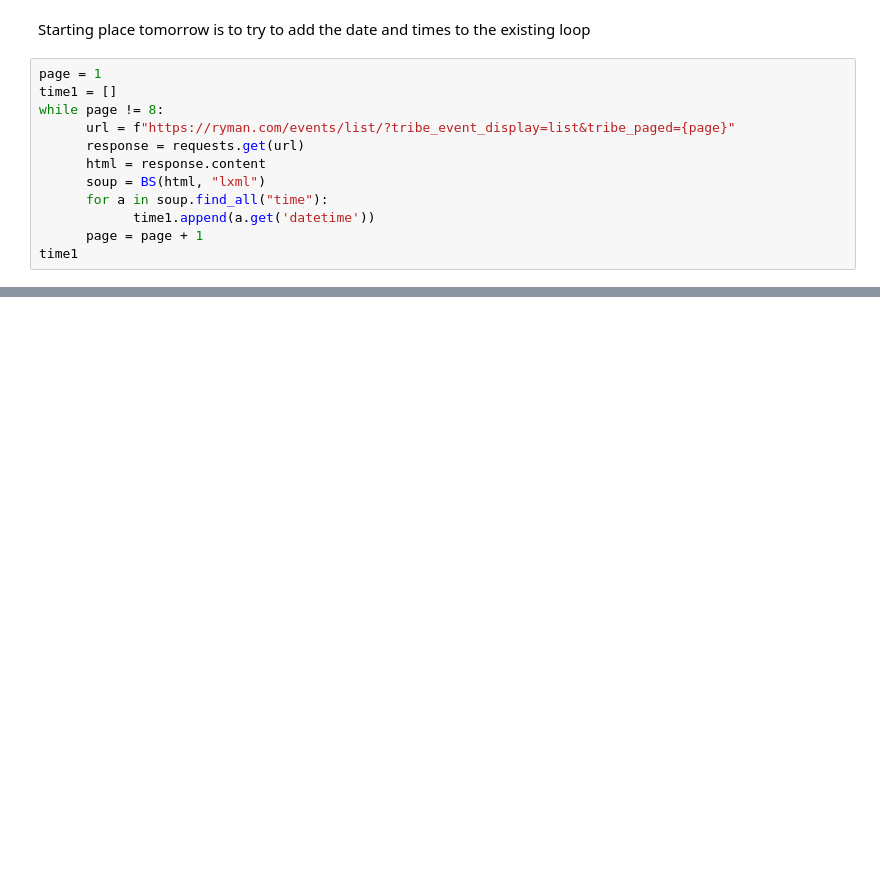
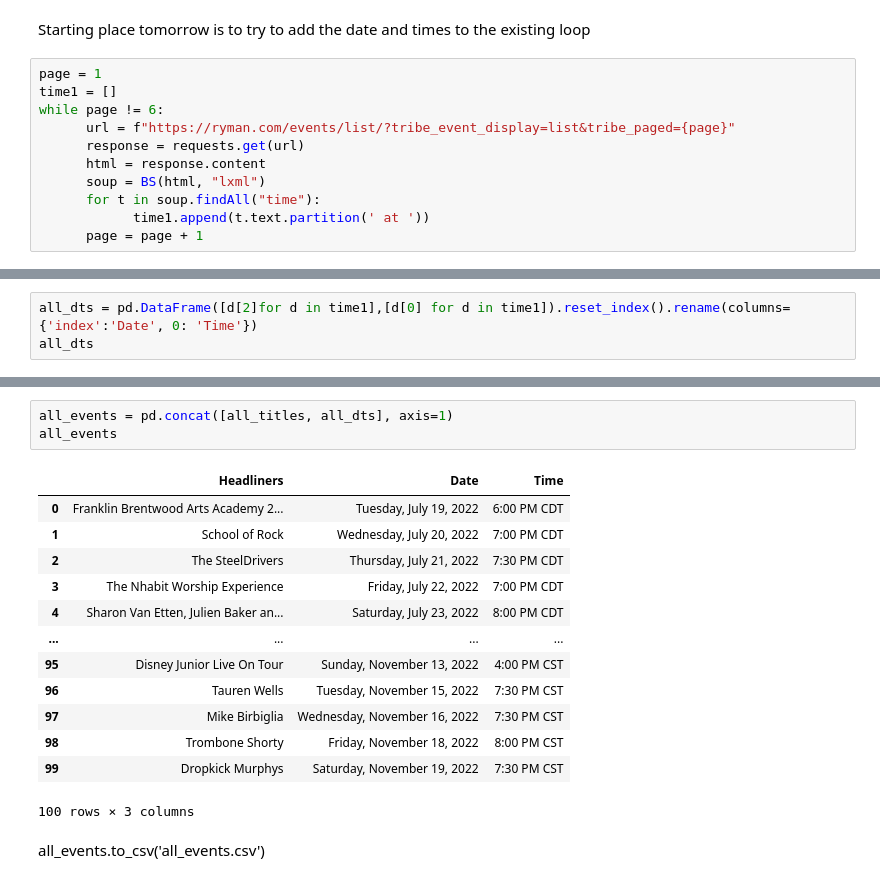
Before and after one commit to NSS-Full-Time-Data-Analytics-7/web_scraping_ryman-LaurenDellaRusso, a Jupyter notebook: notebooks/ryman_calendar_webscraping.ipynb, the cells around one changed output, grey strips where cells are left out. Cells and saved outputs as stored; diff of their text form; blank space fills up the shorter version.

```diff
--- a/notebooks/ryman_calendar_webscraping.ipynb
+++ b/notebooks/ryman_calendar_webscraping.ipynb
@@ -359,12 +353,11 @@ Starting place tomorrow is to try to add the date and times to the existing loop
 # %%
 page = 1
 time1 = []
-while page != 8:
+while page != 6:
       url = f"https://ryman.com/events/list/?tribe_event_display=list&tribe_paged={page}"
       response = requests.get(url)
       html = response.content
       soup = BS(html, "lxml")
-      for a in soup.find_all("time"):
-            time1.append(a.get('datetime'))
+      for t in soup.findAll("time"):
+            time1.append(t.text.partition(' at '))
       page = page + 1
-time1
@@ -388,0 +368,3 @@ time1
+# %%
+all_dts = pd.DataFrame([d[2]for d in time1],[d[0] for d in time1]).reset_index().rename(columns={'index':'Date', 0: 'Time'})
+all_dts
@@ -388,0 +385,19 @@ time1
+# %%
+all_events = pd.concat([all_titles, all_dts], axis=1)
+all_events
+# %% [output]
+|  | Headliners | Date | Time |
+| 0 | Franklin Brentwood Arts Academy 2... | Tuesday, July 19, 2022 | 6:00 PM CDT |
+| 1 | School of Rock | Wednesday, July 20, 2022 | 7:00 PM CDT |
+| 2 | The SteelDrivers | Thursday, July 21, 2022 | 7:30 PM CDT |
+| 3 | The Nhabit Worship Experience | Friday, July 22, 2022 | 7:00 PM CDT |
+| 4 | Sharon Van Etten, Julien Baker an... | Saturday, July 23, 2022 | 8:00 PM CDT |
+| ... | ... | ... | ... |
+| 95 | Disney Junior Live On Tour | Sunday, November 13, 2022 | 4:00 PM CST |
+| 96 | Tauren Wells | Tuesday, November 15, 2022 | 7:30 PM CST |
+| 97 | Mike Birbiglia | Wednesday, November 16, 2022 | 7:30 PM CST |
+| 98 | Trombone Shorty | Friday, November 18, 2022 | 8:00 PM CST |
+| 99 | Dropkick Murphys | Saturday, November 19, 2022 | 7:30 PM CST |
+100 rows × 3 columns
+# %% [markdown]
+all_events.to_csv('all_events.csv')
```
Also changed, not shown: parts of 37 cells of this notebook.
